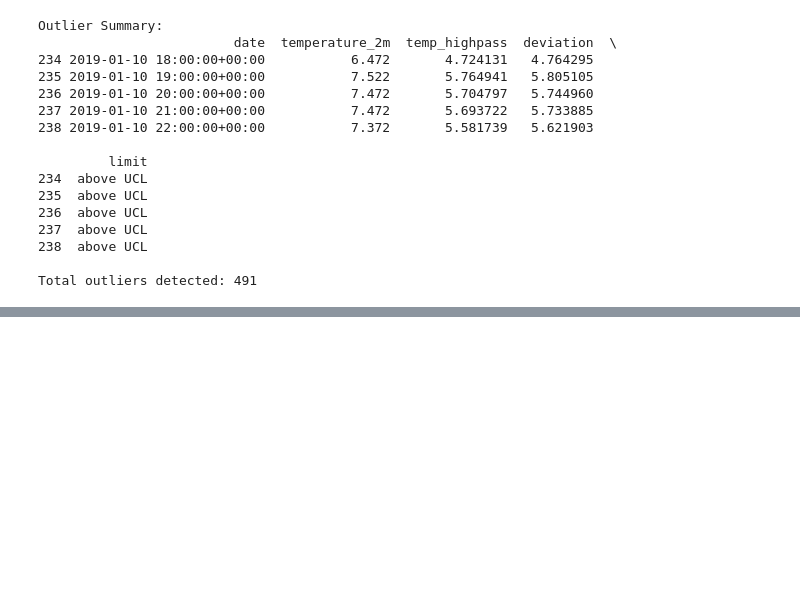
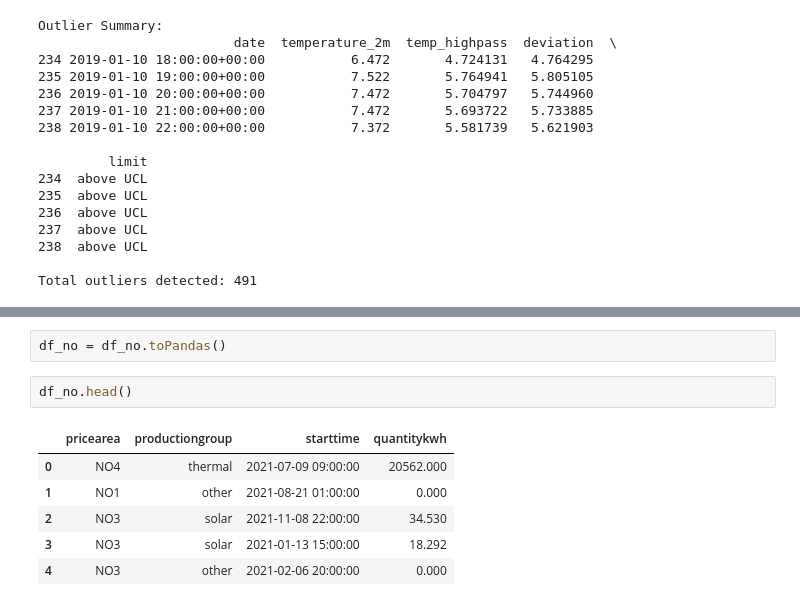
Before and after one commit to KristofferHemm/ind320, a Jupyter notebook: part3.ipynb, the cells around one changed output, grey strips where cells are left out. Cells and saved outputs as stored; diff of their text form; blank space fills up the shorter version.

```diff
--- a/part3.ipynb
+++ b/part3.ipynb
@@ -244,0 +361,11 @@ Total outliers detected: 491
+# %%
+df_no = df_no.toPandas()
+# %%
+df_no.head()
+# %% [output]
+|  | pricearea | productiongroup | starttime | quantitykwh |
+| 0 | NO4 | thermal | 2021-07-09 09:00:00 | 20562.000 |
+| 1 | NO1 | other | 2021-08-21 01:00:00 | 0.000 |
+| 2 | NO3 | solar | 2021-11-08 22:00:00 | 34.530 |
+| 3 | NO3 | solar | 2021-01-13 15:00:00 | 18.292 |
+| 4 | NO3 | other | 2021-02-06 20:00:00 | 0.000 |
```
Also changed, not shown: parts of 15 cells of this notebook.
